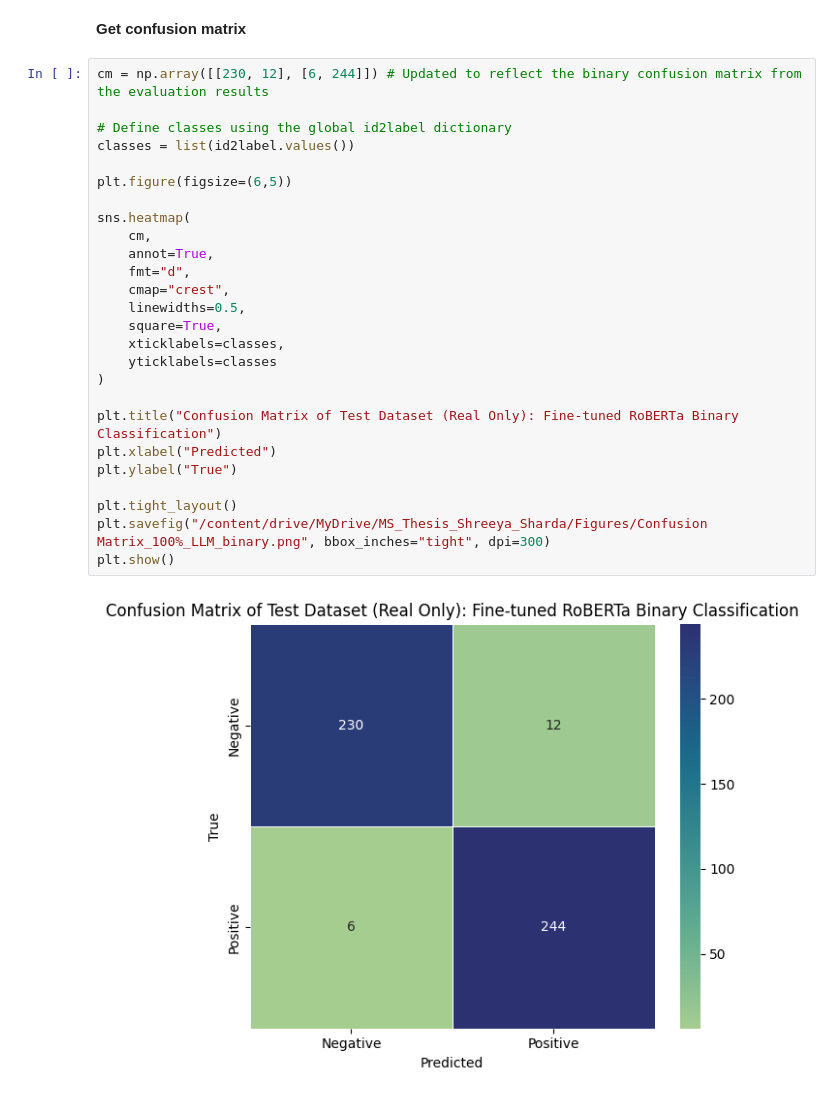
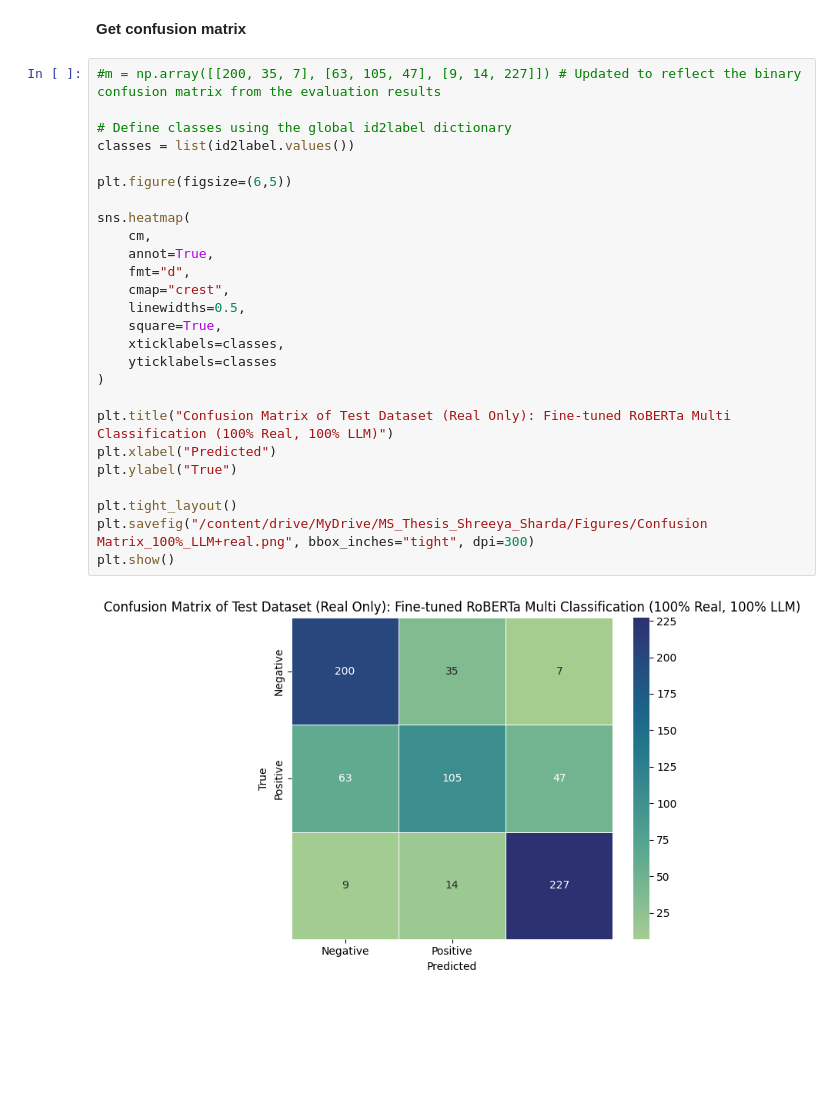
Before and after one commit to shardas06543/Master-s-Thesis, a Jupyter notebook: Fine_Tune_RoBERTa_(1).ipynb, the cells around one changed output. Saved outputs shown, nothing was run; the diff lists cells and outputs as text; blank space fills up the shorter version.

```diff
--- a/Fine_Tune_RoBERTa_(1).ipynb
+++ b/Fine_Tune_RoBERTa_(1).ipynb
@@ -384,30 +387,30 @@ trainer.evaluate(tokenized_test_dataset, metric_key_prefix="test") #metric_key_p
 # %% [markdown]
 **Get confusion matrix**
 # %%
-cm = np.array([[230, 12], [6, 244]]) # Updated to reflect the binary confusion matrix from the evaluation results
+#m = np.array([[200, 35, 7], [63, 105, 47], [9, 14, 227]]) # Updated to reflect the binary confusion matrix from the evaluation results
 
 # Define classes using the global id2label dictionary
 classes = list(id2label.values())
 
 plt.figure(figsize=(6,5))
 
 sns.heatmap(
     cm,
     annot=True,
     fmt="d",
     cmap="crest",
     linewidths=0.5,
     square=True,
     xticklabels=classes,
     yticklabels=classes
 )
 
-plt.title("Confusion Matrix of Test Dataset (Real Only): Fine-tuned RoBERTa Binary Classification")
+plt.title("Confusion Matrix of Test Dataset (Real Only): Fine-tuned RoBERTa Multi Classification (100% Real, 100% LLM)")
 plt.xlabel("Predicted")
 plt.ylabel("True")
 
 plt.tight_layout()
-plt.savefig("/content/drive/MyDrive/MS_Thesis_Shreeya_Sharda/Figures/Confusion Matrix_100%_LLM_binary.png", bbox_inches="tight", dpi=300)
+plt.savefig("/content/drive/MyDrive/MS_Thesis_Shreeya_Sharda/Figures/Confusion Matrix_100%_LLM+real.png", bbox_inches="tight", dpi=300)
 plt.show()
 # %% [output]
-[figure, old version]
+[figure, new version]
```
Also changed, not shown: parts of 16 cells of this notebook.
